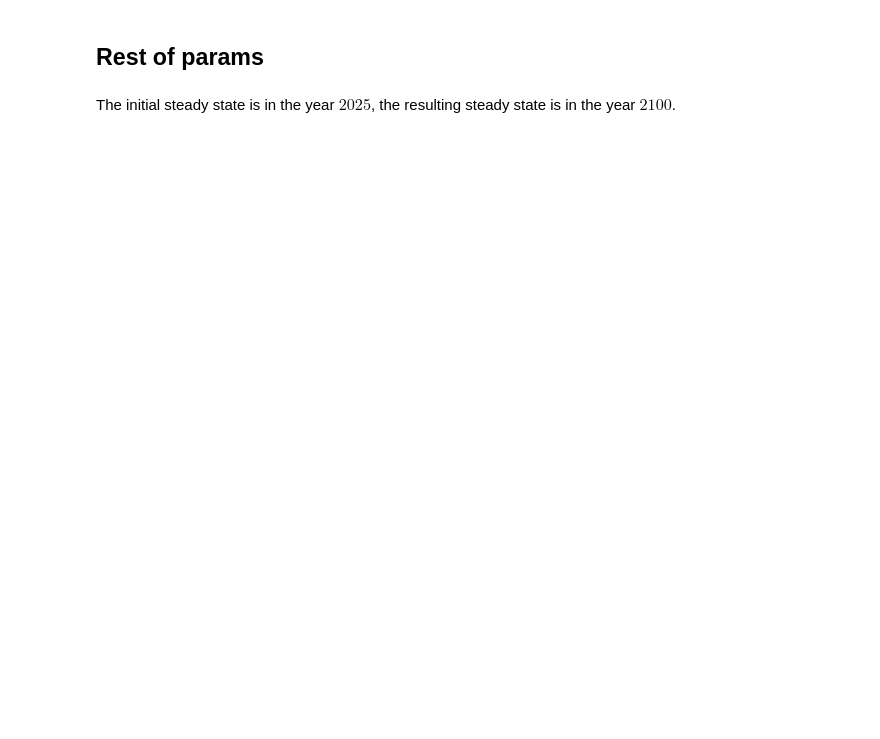
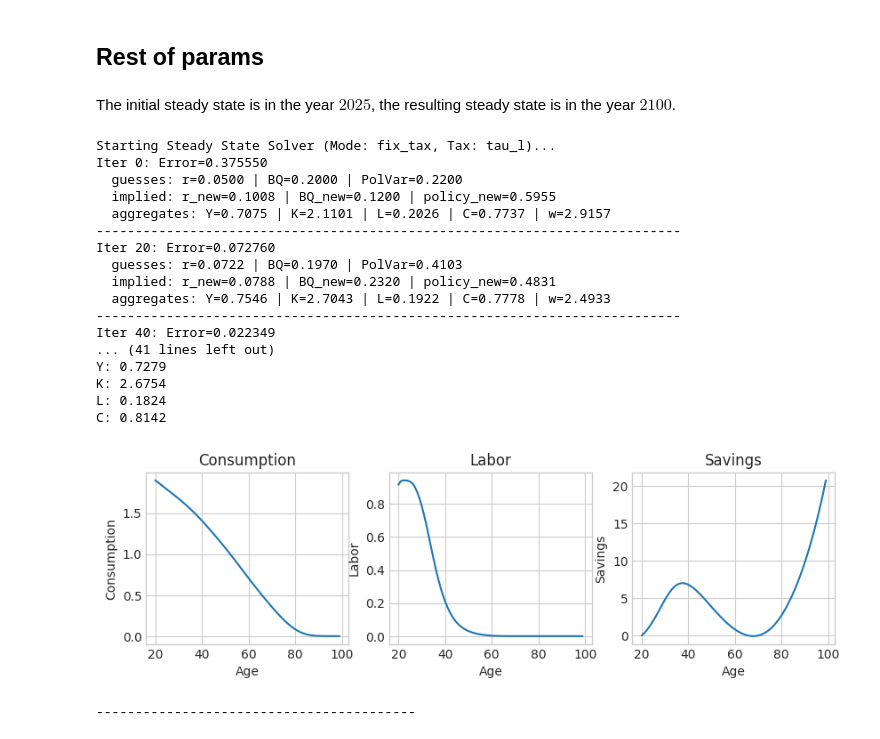
Before and after one commit to Gandolier/Cost_of_ageing_OLG, a Jupyter notebook: Interface (via Notebooks)/Tests.ipynb, the cells around one changed output. Saved outputs shown, nothing was run; the diff lists cells and outputs as text; code cells hidden in the pictures; blank space fills up the shorter version.

```diff
--- a/Interface (via Notebooks)/Tests.ipynb
+++ b/Interface (via Notebooks)/Tests.ipynb
@@ -149,14 +169,14 @@ params = {
     'E': 20,
     'S': 100,
     'g_n': g_n,
-    'g_y': .0504,
+    'g_y': .033,
     'beta': .95,
     'sigma': 1.97,
     'replacement_rate': .3,
     'ltilde': 1.,
     'b_ellip': .4309,
     'upsilon': 1.7648,
-    'chi_s': np.ones(100),
+    'chi_s': chi_s, #np.ones(100),
 }
 # Normalizing population to 1 for convenience
 pop_base = omega.iloc[:, :].sum(axis=1)
@@ -177,8 +197,8 @@ solver_params = {
     'policy_mode': 'fix_tax',
     'tax_type': 'tau_l',
     'xi': 0.4,
-    'tol': 1e-4,
-    'max_iter': 250,
+    'tol': 1e-2,
+    'max_iter': 5000,
     'debug': False
 }
 
@@ -187,7 +207,7 @@ chi_s, ss_results = calibrate_chi(
     params=params,
     vectors=vectors,
     n_target=n_target,
-    max_iter=120,
+    max_iter=100,
     tol=1e+7,
     xi_chi=0.99,
     ss_solve_kwargs=solver_params,
@@ -224,33 +255,71 @@ The initial steady state is in the year $2025$, the resulting steady state is in
 # %%
 g_n = omega.loc[2025].sum() / omega.loc[2024].sum() - 1
 params = {
     'A': 1.4,
     'alpha': .39,
-    'delta': .05,
+    'delta': .03,
     'tau_c': 0.,
     'tau_l': .22,
     'tau_k': 0.,
-    'R': 65,
+    'R': 62,
     'E': 20,
     'S': 100,
     'g_n': g_n,
-    'g_y': .054,
-    'beta': .905,
+    'g_y': .02,
+    'beta': .95,
     'sigma': 1.97,
     'replacement_rate': .3,
     'ltilde': 1.,
     'b_ellip': .4309,
     'upsilon': 1.7648,
-    'chi_s': np.ones(100),
+    'chi_s': chi_s,
 }
+
 # Normalizing population to 1 for convenience
-pop_base = omega.iloc[:, params['E']:].sum(axis=1)
+pop_base = omega.iloc[:, :].sum(axis=1)
 omega_norm = omega.div(pop_base, axis=0)
 I_norm = I.div(pop_base, axis=0)
 
 vectors = {
     'omega': omega_norm.loc[2025][:-1].values,
     'rho': rho.loc[2025].values,
     'i_rate': i[:-1].values,
     'I_total': I_norm.loc[2025].values,
 }
+
+solver_params = {
+    'r_guess': 0.05,
+    'BQ_guess': 0.2,
+    'tax_guess': .22,
+    'policy_mode': 'fix_tax',
+    'tax_type': 'tau_l',
+    'xi': 0.05,
+    'tol': 1e-4,
+    'max_iter': 250,
+    'debug': True
+}
+
+reimport()
+
+steady_state = SteadyStateEquilibrium(params, vectors)
+ss_results = steady_state.solve(**solver_params)
+# %% [output]
+Starting Steady State Solver (Mode: fix_tax, Tax: tau_l)...
+Iter 0: Error=0.375550
+  guesses: r=0.0500 | BQ=0.2000 | PolVar=0.2200
+  implied: r_new=0.1008 | BQ_new=0.1200 | policy_new=0.5955
+  aggregates: Y=0.7075 | K=2.1101 | L=0.2026 | C=0.7737 | w=2.9157
+---------------------------------------------------------------------------
+Iter 20: Error=0.072760
+  guesses: r=0.0722 | BQ=0.1970 | PolVar=0.4103
+  implied: r_new=0.0788 | BQ_new=0.2320 | policy_new=0.4831
+  aggregates: Y=0.7546 | K=2.7043 | L=0.1922 | C=0.7778 | w=2.4933
+---------------------------------------------------------------------------
+Iter 40: Error=0.022349
+... (41 lines left out)
+Y: 0.7279
+K: 2.6754
+L: 0.1824
+C: 0.8142
+[figure, added]
+-----------------------------------------
```
Also changed, not shown: parts of 4 cells of this notebook, 2 other files.
